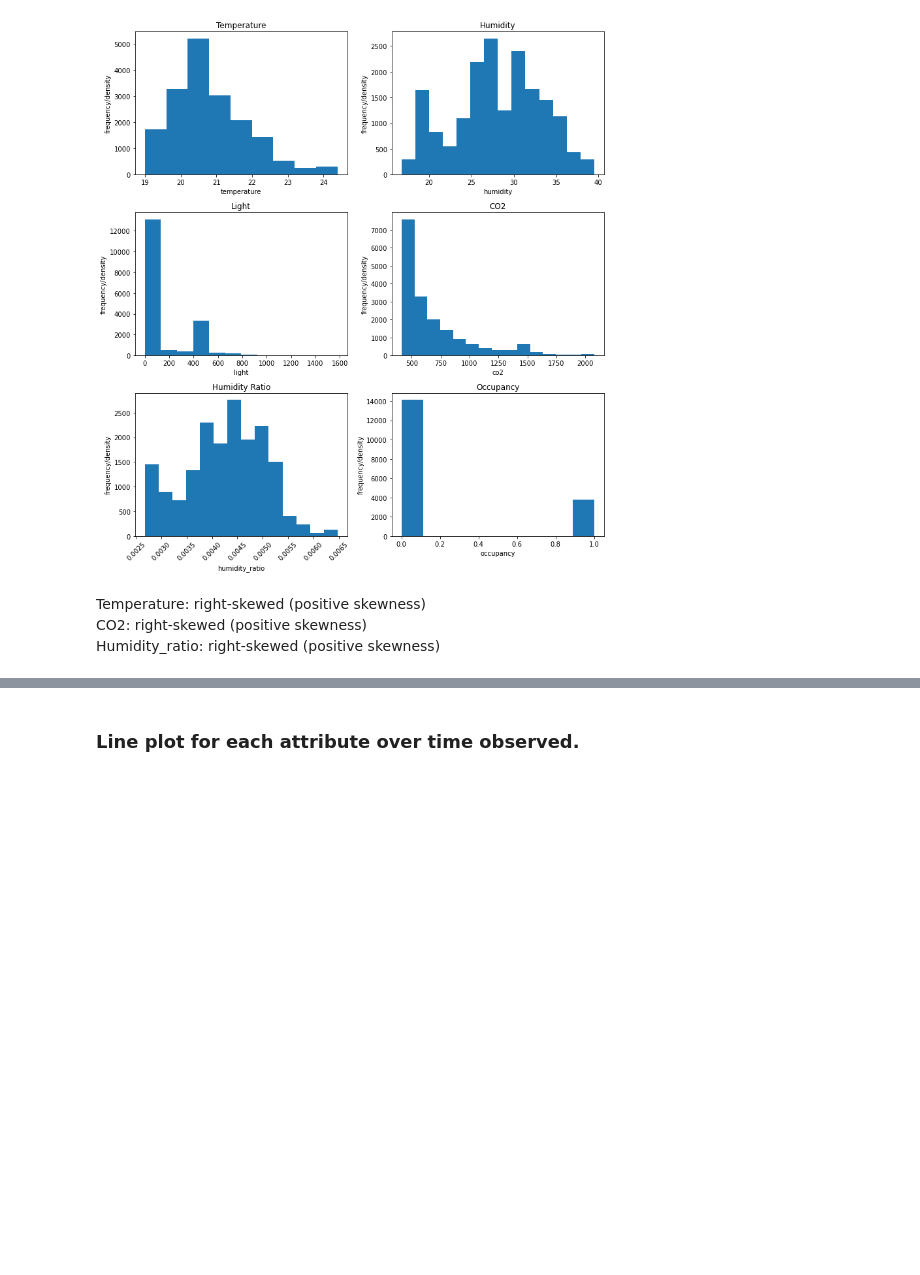
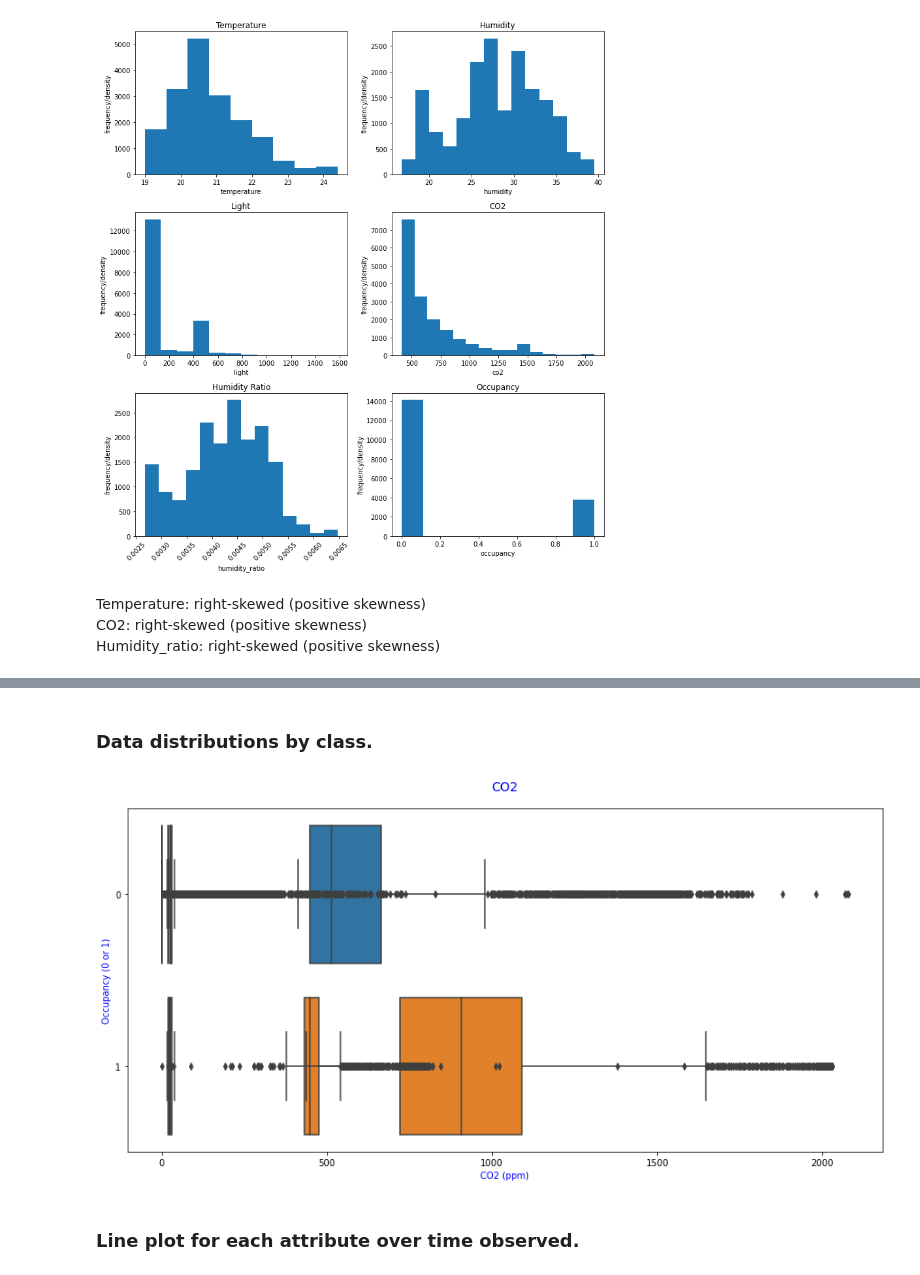
Before and after one commit to CristinaSahoo/Occupancy-Detection, a Jupyter notebook: code/EDA.ipynb, the cells around one changed output, grey strips where cells are left out. Saved outputs shown, nothing was run; the diff lists cells and outputs as text; code cells hidden in the pictures; blank space fills up the shorter version.

```diff
--- a/code/EDA.ipynb
+++ b/code/EDA.ipynb
@@ -145,3 +156,21 @@ Humidity_ratio: right-skewed (positive skewness)
+# %% [markdown]
+### Data distributions by class.
+# %%
+xs = ['temperature', 'light', 'humidity', 'co2']
+titles = ['Temperature', 'Humidity', 'Light', 'CO2']
+ylabels = ['Temperature (C)', 'Light (Lux)', 'Humidity (%)', 'CO2 (ppm)']
+
+plt.rcParams['figure.figsize'] = (15, 7)
+
+for i, x in enumerate(xs):
+    boxplot = sns.boxplot(data=df, x=x, y='occupancy', orient='h')
+    boxplot.set_title(titles[i], fontsize=14, color='blue', pad=20)
+    boxplot.set_xlabel(ylabels[i], fontsize=10, color='blue')
+    boxplot.set_ylabel('Occupancy (0 or 1)', fontsize=10, color='blue')
+    fig = boxplot.get_figure()
+    fig.savefig('../images/boxplot'+str(i)+'.jpg')
+# %% [output]
+[figure, added]
 # %% [markdown]
 ### Line plot for each attribute over time observed.
 # %%
```
Also changed, not shown: parts of 14 cells of this notebook, 25 other files.
